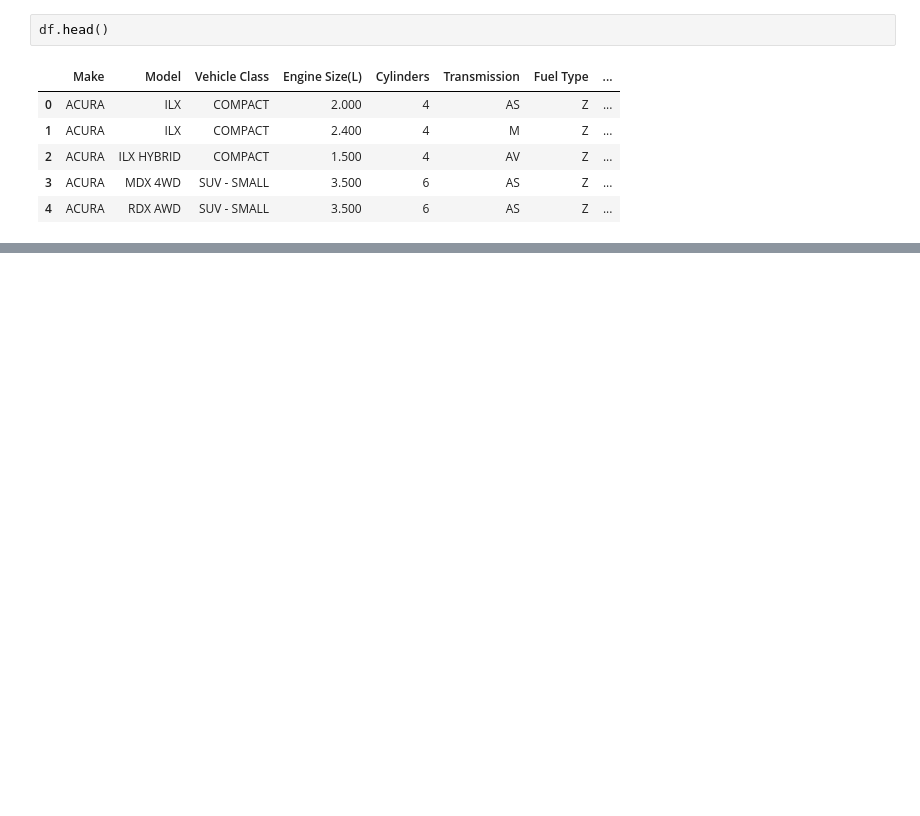
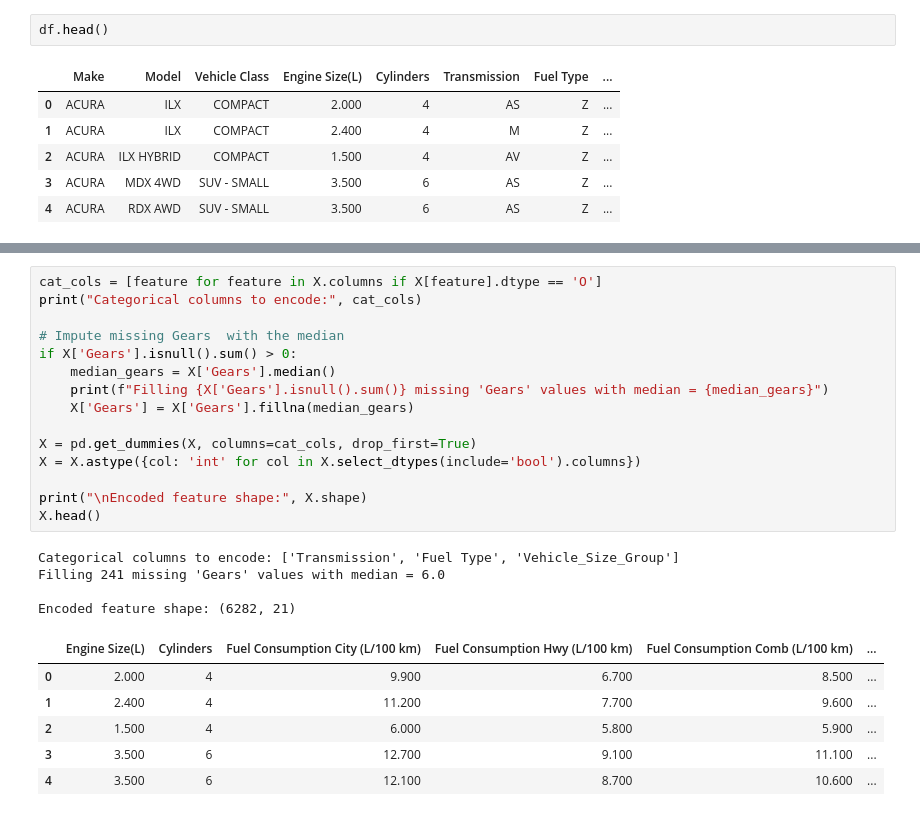
Before and after one commit to pulastaya-data/ML-Algorithms, a Jupyter notebook: Notebooks/2. Multiple_Linear_Regression.ipynb, the cells around one changed output, grey strips where cells are left out. Saved outputs shown, nothing was run; the diff lists cells and outputs as text; blank space fills up the shorter version.

```diff
--- a/Notebooks/2. Multiple_Linear_Regression.ipynb
+++ b/Notebooks/2. Multiple_Linear_Regression.ipynb
@@ -473,0 +526,26 @@ df.head()
+# %%
+cat_cols = [feature for feature in X.columns if X[feature].dtype == 'O']
+print("Categorical columns to encode:", cat_cols)
+
+# Impute missing Gears  with the median
+if X['Gears'].isnull().sum() > 0:
+    median_gears = X['Gears'].median()
+    print(f"Filling {X['Gears'].isnull().sum()} missing 'Gears' values with median = {median_gears}")
+    X['Gears'] = X['Gears'].fillna(median_gears)
+
+X = pd.get_dummies(X, columns=cat_cols, drop_first=True)
+X = X.astype({col: 'int' for col in X.select_dtypes(include='bool').columns})
+
+print("\nEncoded feature shape:", X.shape)
+X.head()
+# %% [output]
+Categorical columns to encode: ['Transmission', 'Fuel Type', 'Vehicle_Size_Group']
+Filling 241 missing 'Gears' values with median = 6.0
+
+Encoded feature shape: (6282, 21)
+|  | Engine Size(L) | Cylinders | Fuel Consumption City (L/100 km) | Fuel Consumption Hwy (L/100 km) | Fuel Consumption Comb (L/100 km) | ... |
+| 0 | 2.000 | 4 | 9.900 | 6.700 | 8.500 | ... |
+| 1 | 2.400 | 4 | 11.200 | 7.700 | 9.600 | ... |
+| 2 | 1.500 | 4 | 6.000 | 5.800 | 5.900 | ... |
+| 3 | 3.500 | 6 | 12.700 | 9.100 | 11.100 | ... |
+| 4 | 3.500 | 6 | 12.100 | 8.700 | 10.600 | ... |
```
Also changed, not shown: parts of 15 cells of this notebook.
